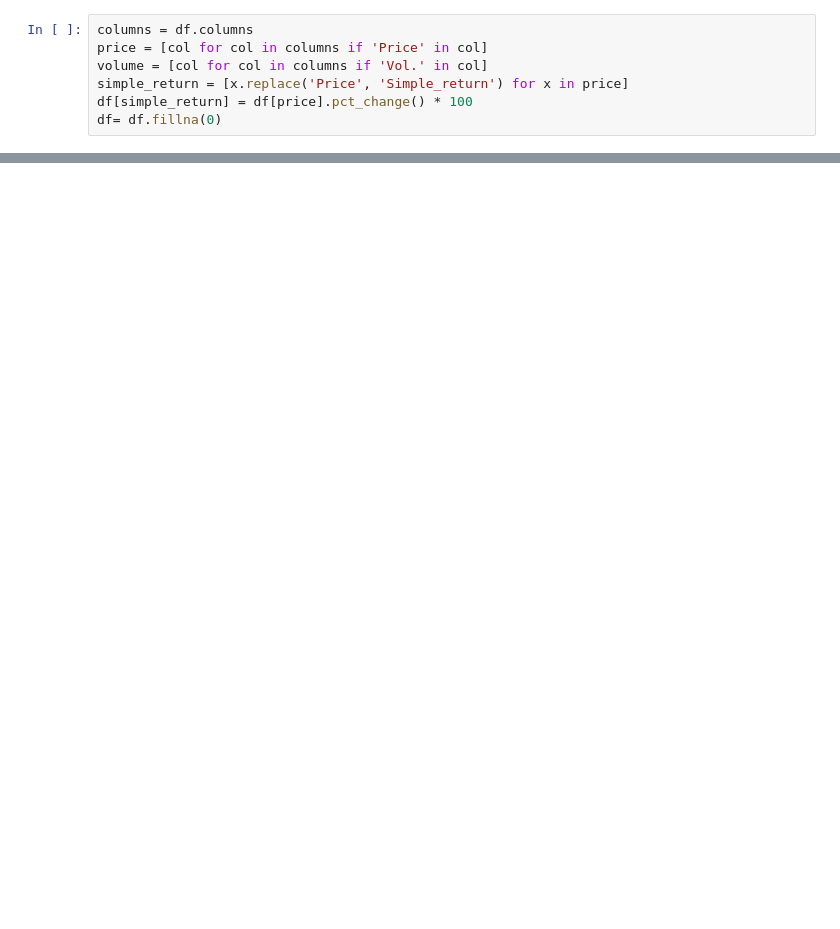
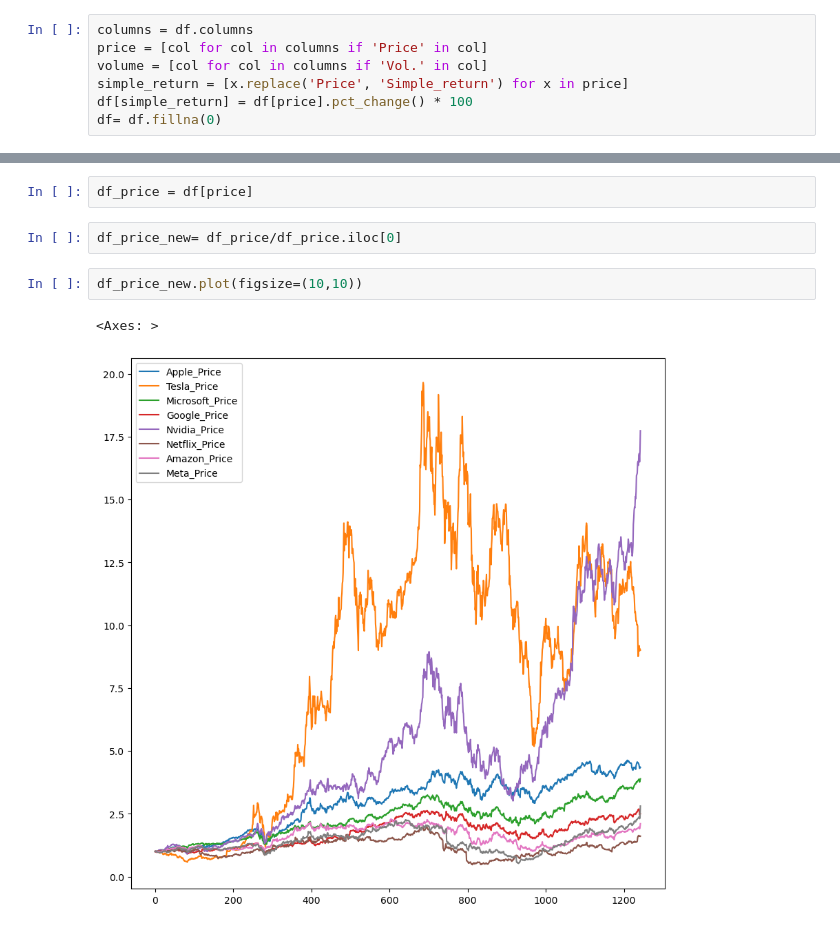
Before and after one commit to noskaiser2310/FDS-PJ1, a Jupyter notebook: FDS-Project 1/GroupStock.ipynb, the cells around one changed output, grey strips where cells are left out. Cells and saved outputs as stored; diff of their text form; blank space fills up the shorter version.

```diff
--- a/FDS-Project 1/GroupStock.ipynb
+++ b/FDS-Project 1/GroupStock.ipynb
@@ -55,0 +67,9 @@ df.head().T
+# %%
+df_price = df[price]
+# %%
+df_price_new= df_price/df_price.iloc[0]
+# %%
+df_price_new.plot(figsize=(10,10))
+# %% [output]
+<Axes: >
+[figure, added]
```
Also changed, not shown: parts of 9 cells of this notebook, 2 other files.
